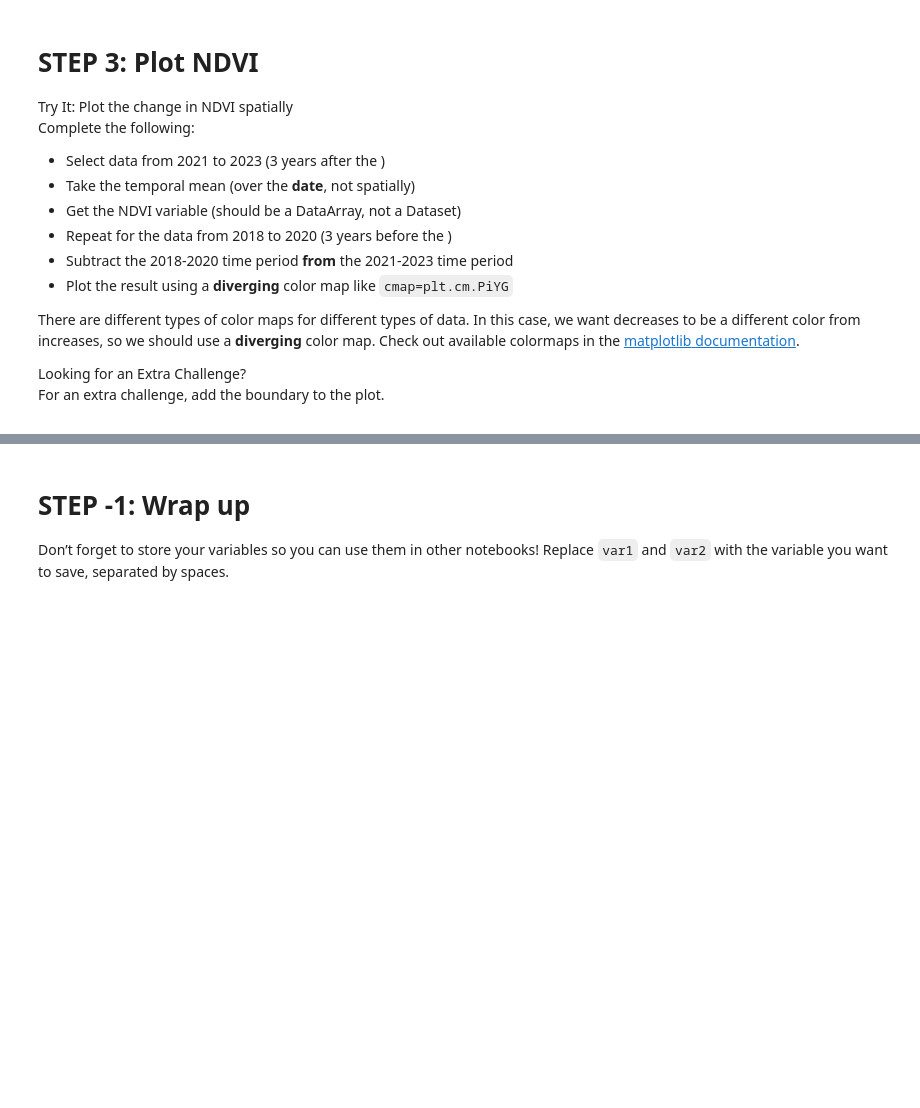
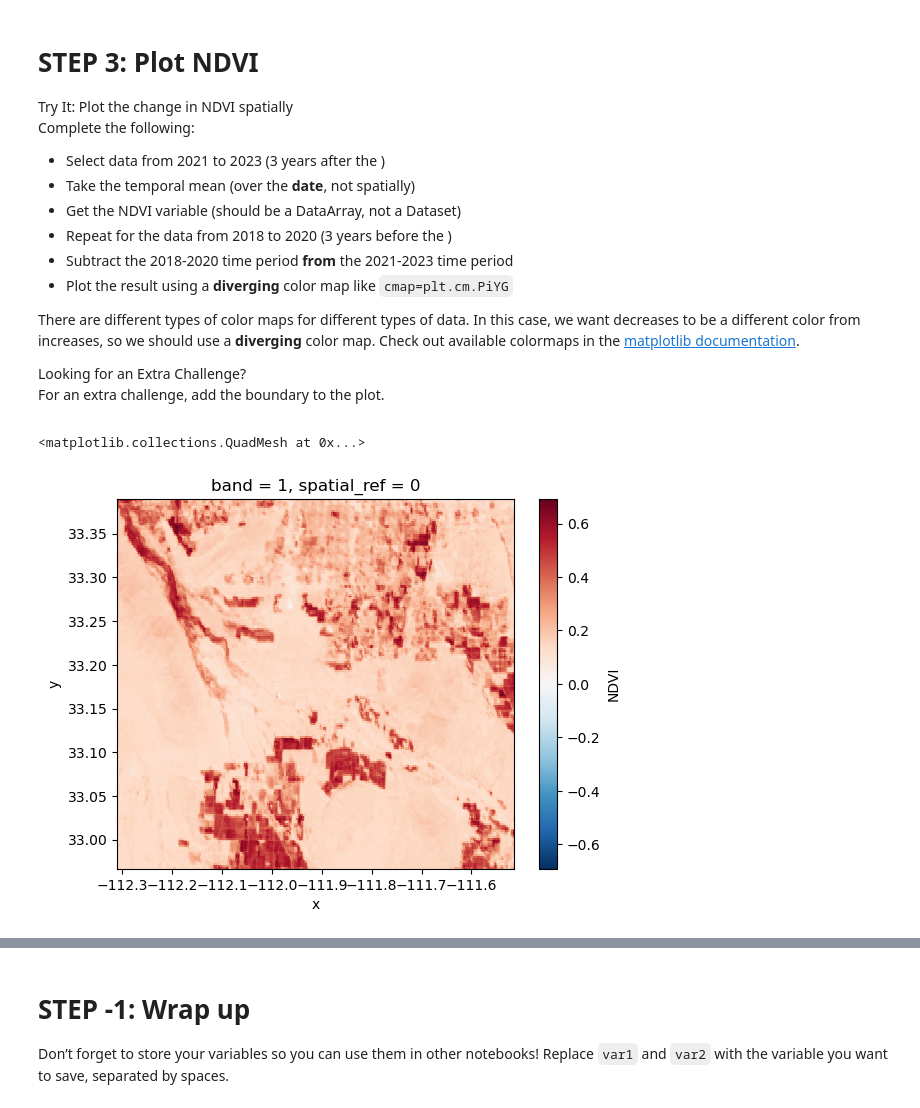
Before and after one commit to earthlab-education/04-vegetation-nym-veach, a Jupyter notebook: notebooks/vegetation-03-plot.ipynb, the cells around one changed output, grey strips where cells are left out. Drawn from its saved outputs; the diff is of its cells as text; code cells hidden in the pictures; blank space fills up the shorter version.

Commit message:
finished plotting notebook

```diff
--- a/notebooks/vegetation-03-plot.ipynb
+++ b/notebooks/vegetation-03-plot.ipynb
@@ -131,3 +132,12 @@ documentation</a>.</p></div></div>
 data-__quarto_custom_type="Shortcode"
 data-__quarto_custom_context="Inline"
 data-__quarto_custom_id="3"></span> boundary to the plot.</p></div></div>
+# %%
+# Calculate the mean of 2001 to 2011 NDVI data
+mean_ndvi_2001_2011 = ndvi_da.sel(date=slice('2001', '2011')).mean('date').NDVI
+
+# Plot the mean to check and view the data
+mean_ndvi_2001_2011.plot()
+# %% [output]
+<matplotlib.collections.QuadMesh at 0x...>
+[figure, added]
```
Also changed, not shown: parts of 5 cells of this notebook, 1 other file.
